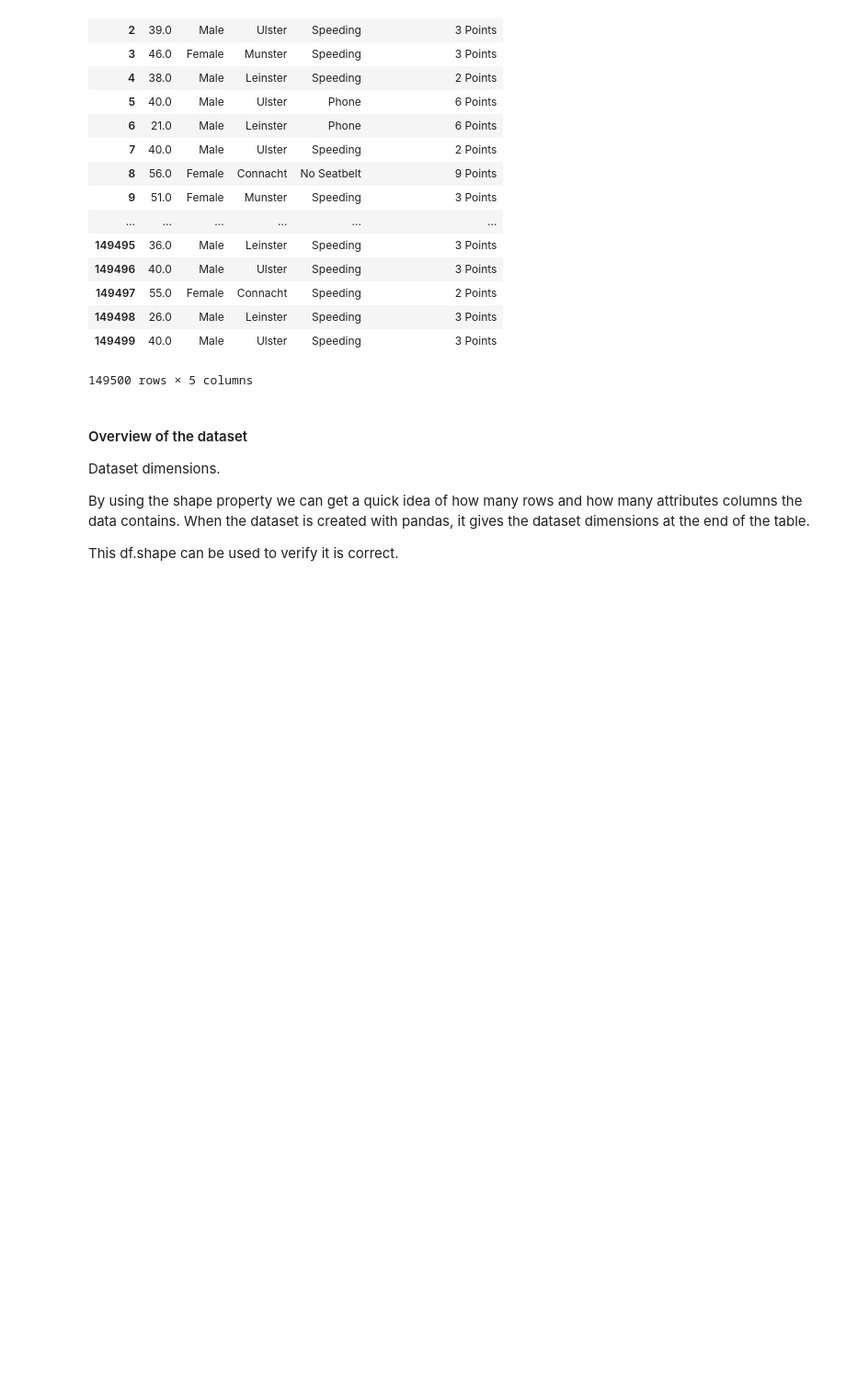
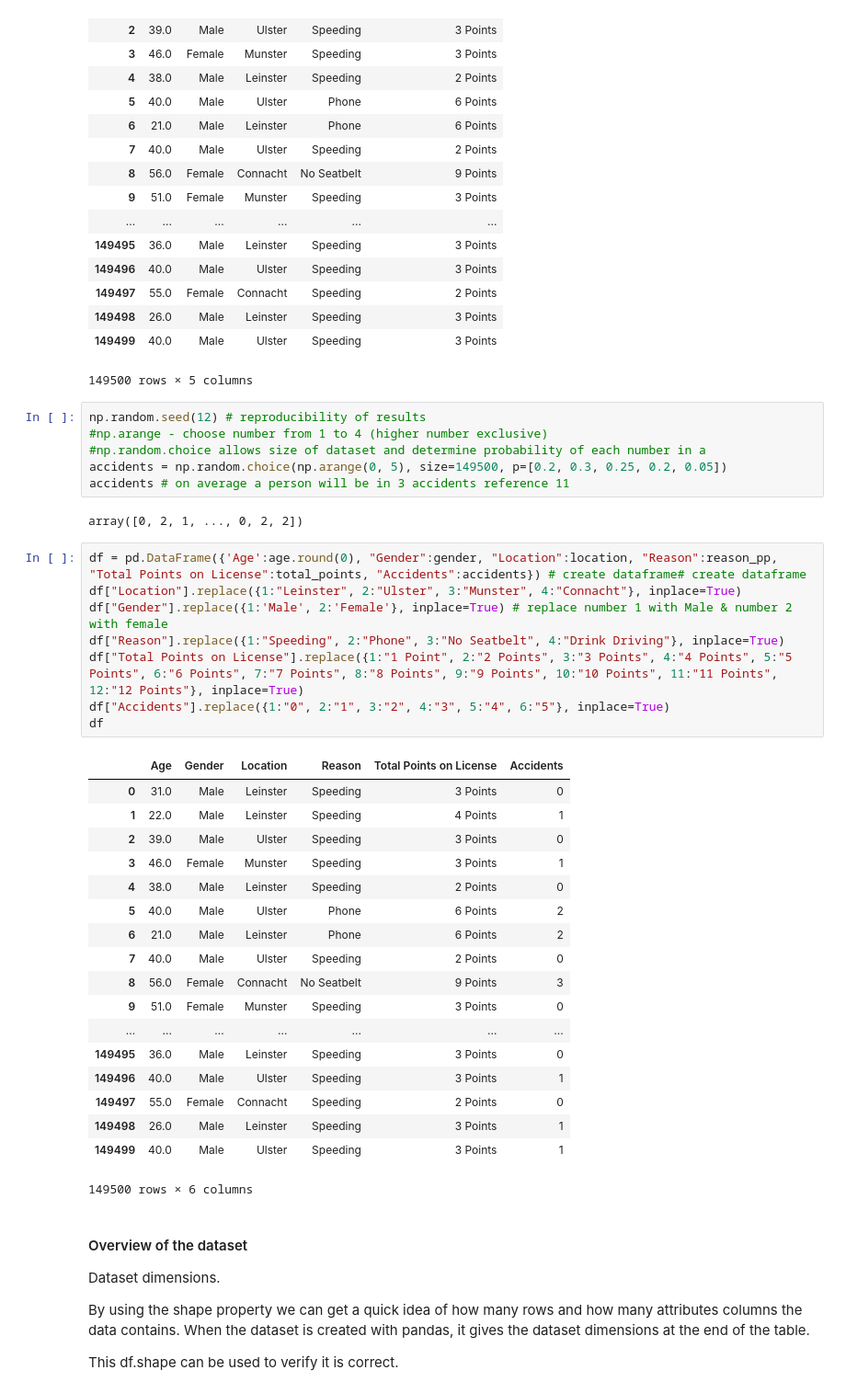
Before and after one commit to kevindooley/Simulated-Dataset, a Jupyter notebook: Simulation of Dataset.ipynb, the cells around one changed output. Shown at 92% size. Saved outputs shown, nothing was run; the diff lists cells and outputs as text; blank space fills up the shorter version.

Commit message:
added #of accidents involved in

```diff
--- a/Simulation of Dataset.ipynb
+++ b/Simulation of Dataset.ipynb
@@ -232,6 +232,41 @@ df
 | 149498 | 26.0 | Male | Leinster | Speeding | 3 Points |
 | 149499 | 40.0 | Male | Ulster | Speeding | 3 Points |
 149500 rows × 5 columns
+# %%
+np.random.seed(12) # reproducibility of results
+#np.arange - choose number from 1 to 4 (higher number exclusive)
+#np.random.choice allows size of dataset and determine probability of each number in a
+accidents = np.random.choice(np.arange(0, 5), size=149500, p=[0.2, 0.3, 0.25, 0.2, 0.05])
+accidents # on average a person will be in 3 accidents reference 11
+# %% [output]
+array([0, 2, 1, ..., 0, 2, 2])
+# %%
+df = pd.DataFrame({'Age':age.round(0), "Gender":gender, "Location":location, "Reason":reason_pp, "Total Points on License":total_points, "Accidents":accidents}) # create dataframe# create dataframe
+df["Location"].replace({1:"Leinster", 2:"Ulster", 3:"Munster", 4:"Connacht"}, inplace=True)
+df["Gender"].replace({1:'Male', 2:'Female'}, inplace=True) # replace number 1 with Male & number 2 with female
+df["Reason"].replace({1:"Speeding", 2:"Phone", 3:"No Seatbelt", 4:"Drink Driving"}, inplace=True)
+df["Total Points on License"].replace({1:"1 Point", 2:"2 Points", 3:"3 Points", 4:"4 Points", 5:"5 Points", 6:"6 Points", 7:"7 Points", 8:"8 Points", 9:"9 Points", 10:"10 Points", 11:"11 Points", 12:"12 Points"}, inplace=True)
+df["Accidents"].replace({1:"0", 2:"1", 3:"2", 4:"3", 5:"4", 6:"5"}, inplace=True)
+df
+# %% [output]
+|  | Age | Gender | Location | Reason | Total Points on License | Accidents |
+| 0 | 31.0 | Male | Leinster | Speeding | 3 Points | 0 |
+| 1 | 22.0 | Male | Leinster | Speeding | 4 Points | 1 |
+| 2 | 39.0 | Male | Ulster | Speeding | 3 Points | 0 |
+| 3 | 46.0 | Female | Munster | Speeding | 3 Points | 1 |
+| 4 | 38.0 | Male | Leinster | Speeding | 2 Points | 0 |
+| 5 | 40.0 | Male | Ulster | Phone | 6 Points | 2 |
+| 6 | 21.0 | Male | Leinster | Phone | 6 Points | 2 |
+| 7 | 40.0 | Male | Ulster | Speeding | 2 Points | 0 |
+| 8 | 56.0 | Female | Connacht | No Seatbelt | 9 Points | 3 |
+| 9 | 51.0 | Female | Munster | Speeding | 3 Points | 0 |
+| ... | ... | ... | ... | ... | ... | ... |
+| 149495 | 36.0 | Male | Leinster | Speeding | 3 Points | 0 |
+| 149496 | 40.0 | Male | Ulster | Speeding | 3 Points | 1 |
+| 149497 | 55.0 | Female | Connacht | Speeding | 2 Points | 0 |
+| 149498 | 26.0 | Male | Leinster | Speeding | 3 Points | 1 |
+| 149499 | 40.0 | Male | Ulster | Speeding | 3 Points | 1 |
+149500 rows × 6 columns
 # %% [markdown]
 #### Overview of the dataset
 Dataset dimensions.
```
Also changed, not shown: parts of 8 cells of this notebook.
